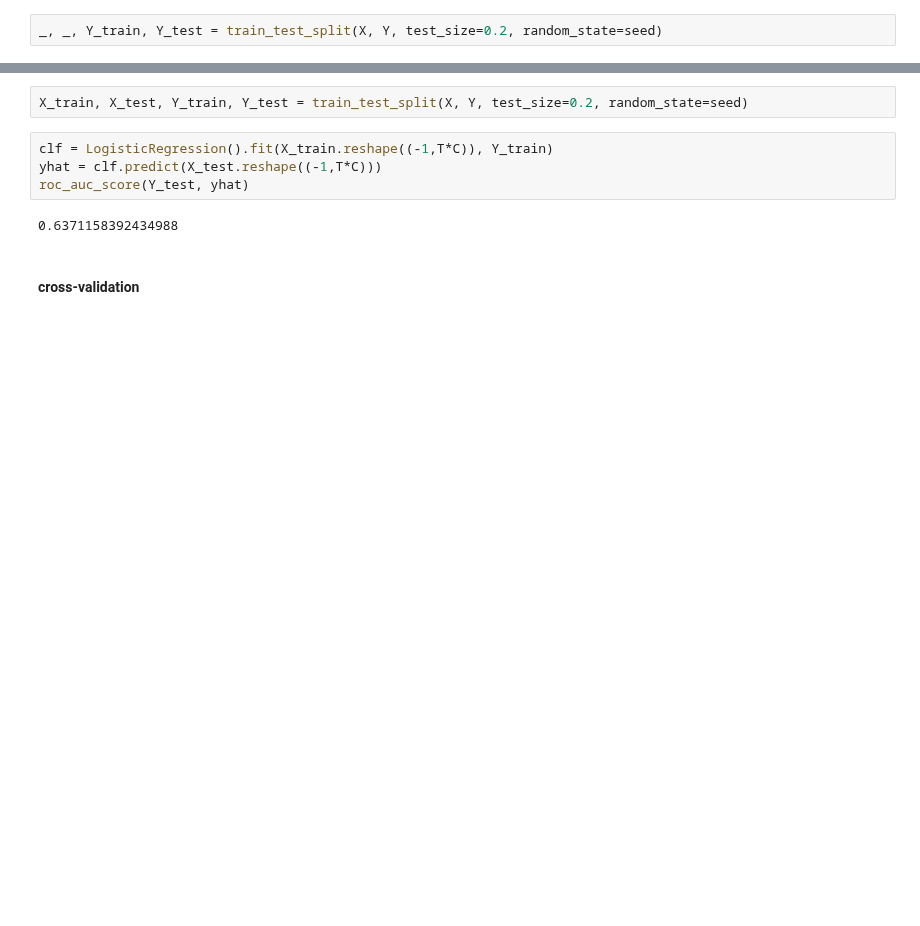
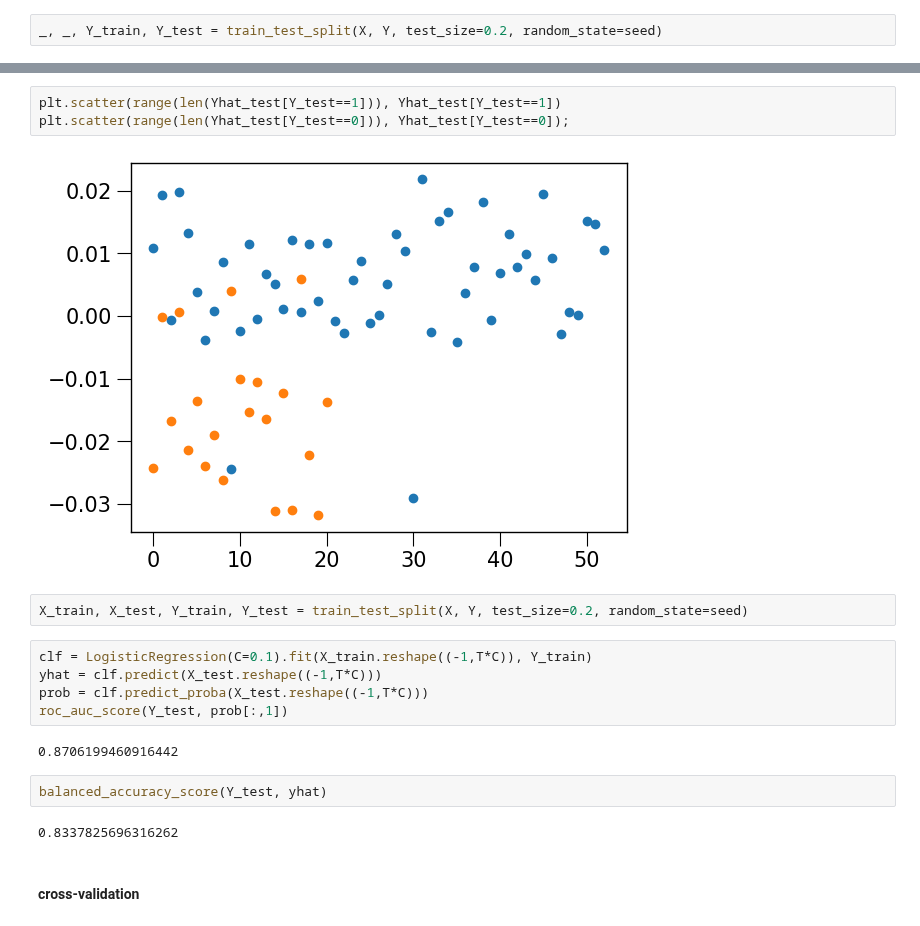
Before and after one commit to yzhang511/neural_decoding, a Jupyter notebook: notebooks/closed_form_reduced_rank.ipynb, the cells around one changed output, grey strips where cells are left out. Saved outputs shown, nothing was run; the diff lists cells and outputs as text; blank space fills up the shorter version.

```diff
--- a/notebooks/closed_form_reduced_rank.ipynb
+++ b/notebooks/closed_form_reduced_rank.ipynb
@@ -139,11 +215,21 @@ roc_auc_score(Y_test, Yhat)
+# %%
+plt.scatter(range(len(Yhat_test[Y_test==1])), Yhat_test[Y_test==1])
+plt.scatter(range(len(Yhat_test[Y_test==0])), Yhat_test[Y_test==0]);
+# %% [output]
+[figure, added]
 # %%
 X_train, X_test, Y_train, Y_test = train_test_split(X, Y, test_size=0.2, random_state=seed)
 # %%
-clf = LogisticRegression().fit(X_train.reshape((-1,T*C)), Y_train)
+clf = LogisticRegression(C=0.1).fit(X_train.reshape((-1,T*C)), Y_train)
 yhat = clf.predict(X_test.reshape((-1,T*C)))
-roc_auc_score(Y_test, yhat)
+prob = clf.predict_proba(X_test.reshape((-1,T*C)))
+roc_auc_score(Y_test, prob[:,1])
 # %% [output]
-0.6371158392434988
+0.8706199460916442
+# %%
+balanced_accuracy_score(Y_test, yhat)
+# %% [output]
+0.8337825696316262
 # %% [markdown]
 #### cross-validation
 # %%
```
Also changed, not shown: parts of 22 cells of this notebook.
